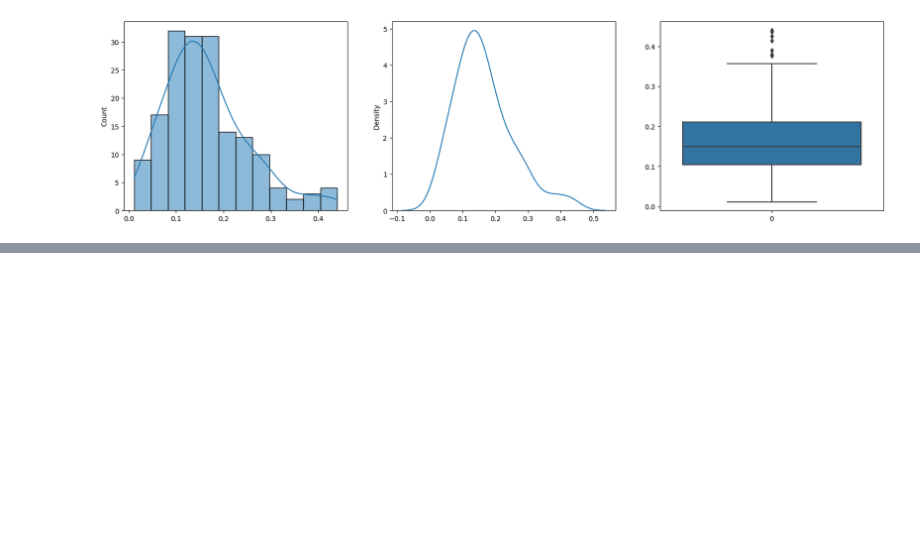
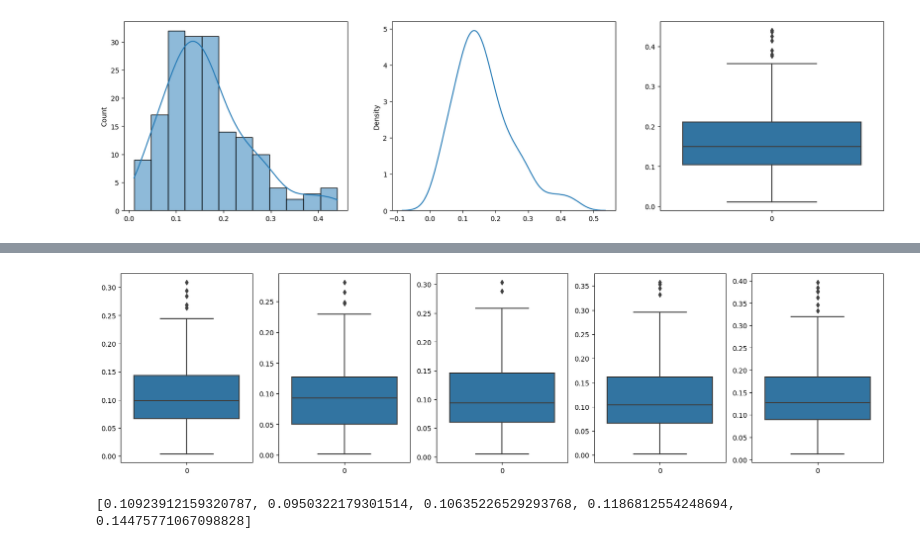
Before and after one commit to PushpitaJoardar/AV, a Jupyter notebook: src/notebooks/Behavior_Hypotheses_straight_line.ipynb, the cells around one changed output, grey strips where cells are left out. Cells and saved outputs as stored; diff of their text form; code cells hidden in the pictures; blank space fills up the shorter version.

```diff
--- a/src/notebooks/Behavior_Hypotheses_straight_line.ipynb
+++ b/src/notebooks/Behavior_Hypotheses_straight_line.ipynb
@@ -225,0 +242,23 @@ sns.boxplot(ades, ax=axs[2])
+# %%
+prevD = 0
+
+fig, axs = plt.subplots(ncols=5, figsize=(20, 5))
+for d in range(1, 6):
+    tracksDf = cleanPedDf[(cleanPedDf["displacementY"] >= prevD) & (cleanPedDf["displacementY"] < d)].copy()
+    prevD = d
+    ades = adeCalculator.getADEs(tracksDf, idCol = 'uniqueTrackId', xCol = 'localX', yCol = 'localY')
+    sns.boxplot(ades, ax=axs[d-1])
+# %% [output]
+[figure, added]
+# %%
+prevD = 0
+aades = []
+for d in range(1, 6):
+    tracksDf = cleanPedDf[(cleanPedDf["displacementY"] >= prevD) & (cleanPedDf["displacementY"] < d)].copy()
+    prevD = d
+    aades.append(adeCalculator.getAADE(tracksDf, idCol = 'uniqueTrackId', xCol = 'localX', yCol = 'localY'))
+
+print(aades)
+# sns.barplot(aades)
+# %% [output]
+[0.10923912159320787, 0.0950322179301514, 0.10635226529293768, 0.1186812554248694, 0.14475771067098828]
```
Also changed, not shown: parts of 1 cell of this notebook, 1 other file.
